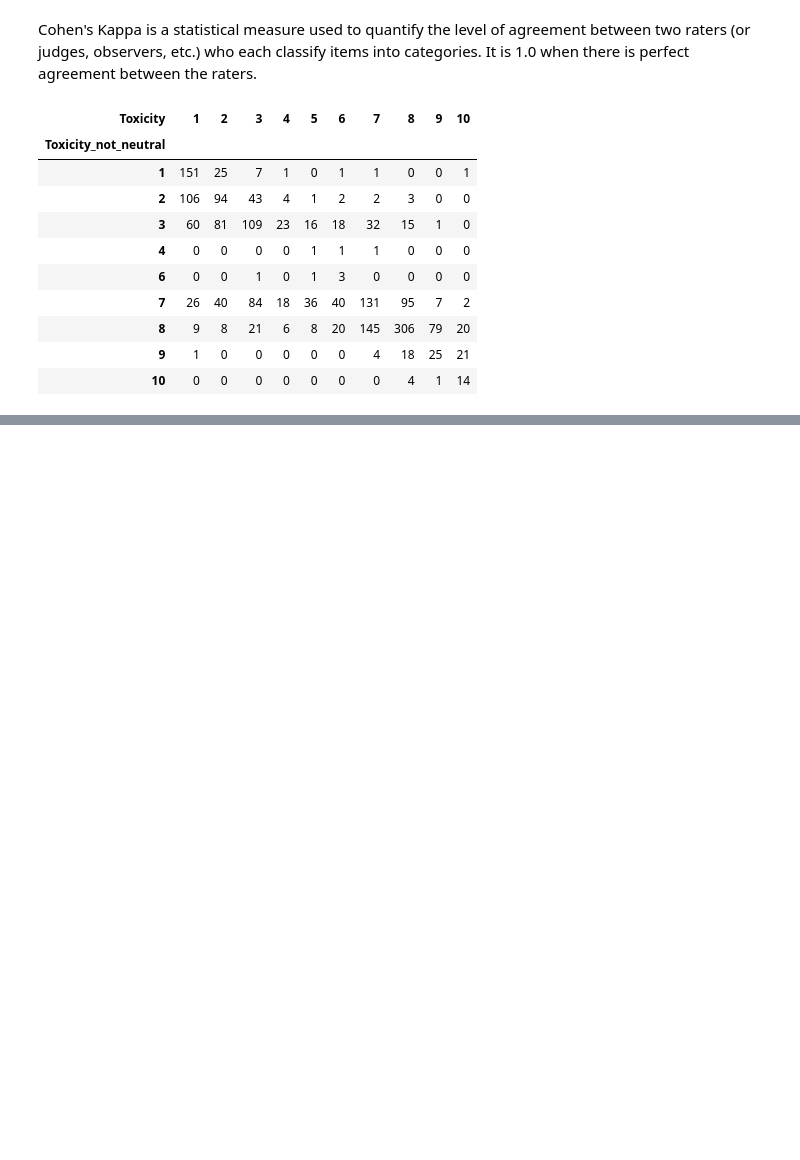
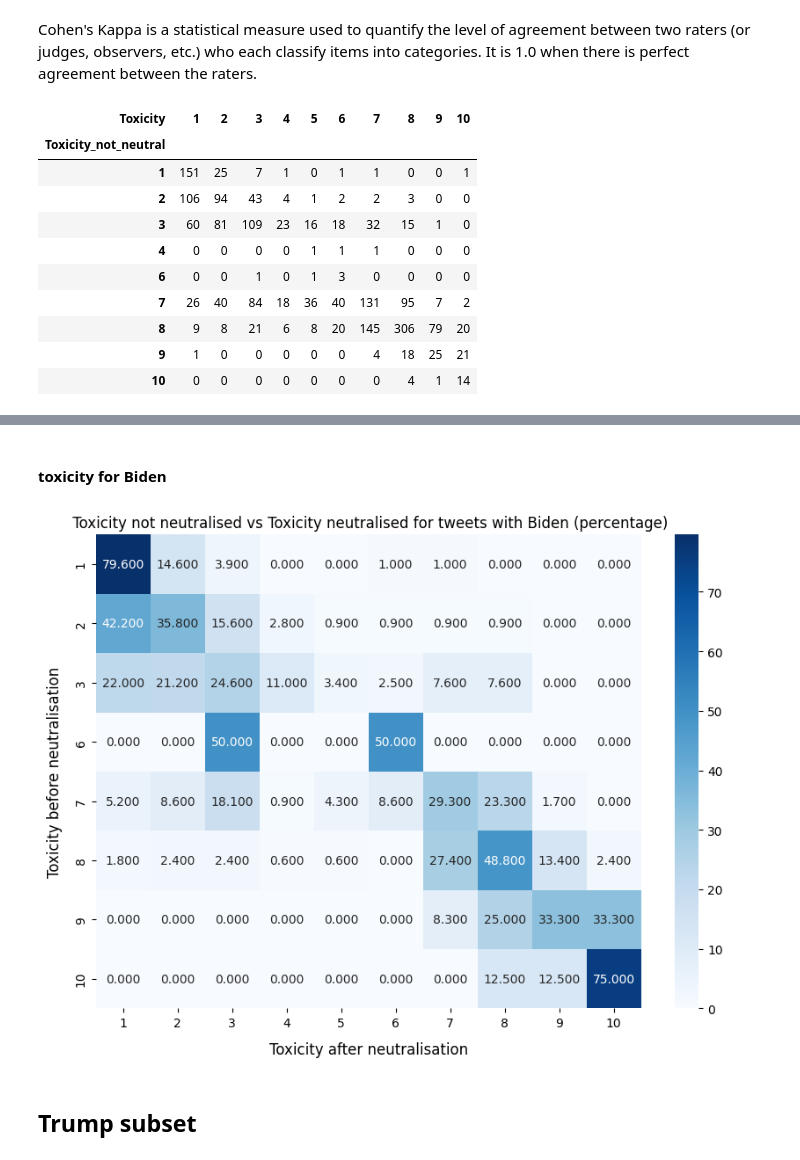
Before and after one commit to alicja-a-d/Analytica_UvA, a Jupyter notebook: code/bias/bias_comparison.ipynb, the cells around one changed output, grey strips where cells are left out. Drawn from its saved outputs; the diff is of its cells as text; code cells hidden in the pictures; blank space fills up the shorter version.

```diff
--- a/code/bias/bias_comparison.ipynb
+++ b/code/bias/bias_comparison.ipynb
@@ -135,0 +212,25 @@ plt.show()
+# %% [markdown]
+#### toxicity for Biden
+# %%
+
+table_toxicity = pd.crosstab(df_biden['Toxicity_not_neutral'], df_biden['Toxicity'])
+table_toxicity = table_toxicity.sort_index()
+
+row_sums_toxicity = table_toxicity.sum(axis=1)
+table_normalized_toxicity = table_toxicity.div(row_sums_toxicity, axis=0)
+table_normalized_toxicity = table_normalized_toxicity.round(3) *100
+
+# Plotting the heatmap
+plt.figure(figsize=(10, 7))
+sns.heatmap(table_normalized_toxicity, annot=True, cmap="Blues", fmt=".3f")
+plt.title(" Toxicity not neutralised vs Toxicity neutralised for tweets with Biden (percentage)")
+
+# the position of the labels and ticks
+plt.xlabel('Toxicity after neutralisation', fontsize=12, labelpad=10)
+plt.ylabel('Toxicity before neutralisation', fontsize=12, labelpad=10)
+
+plt.show()
+# %% [output]
+[figure, added]
+# %% [markdown]
+## Trump subset
```
Also changed, not shown: parts of 16 cells of this notebook, 1 other file.
